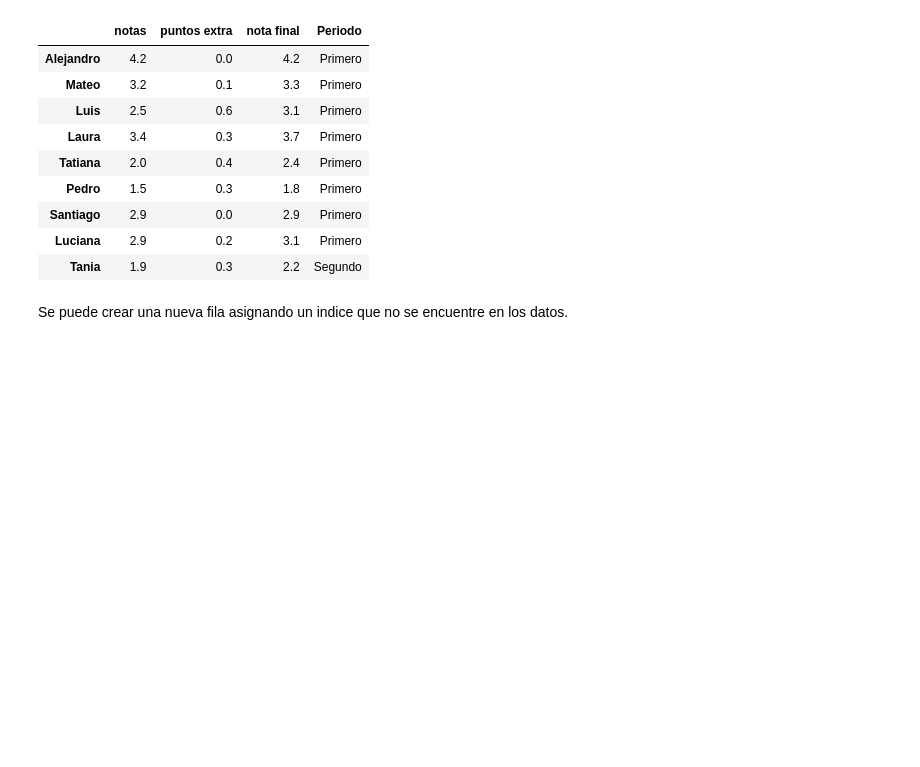
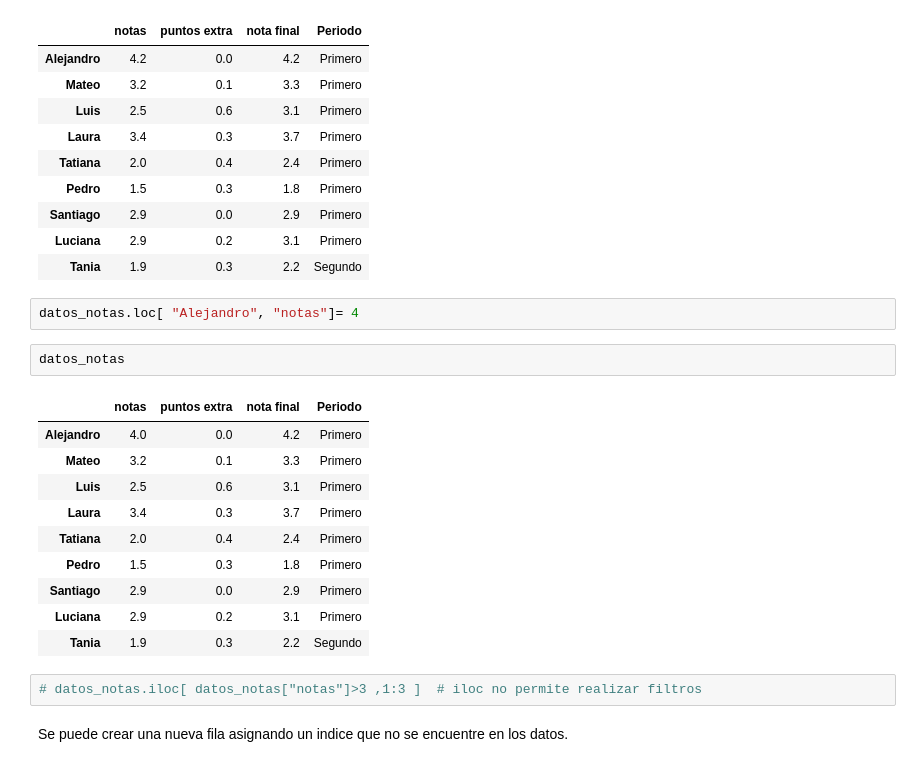
Before and after one commit to Germanchelo13/Aprendizaje-No-Supervisado-para-AD-2024-1, a Jupyter notebook: Clase03/Clase 3 aprendizaje no supervisado.ipynb, the cells around one changed output. Drawn from its saved outputs; the diff is of its cells as text; blank space fills up the shorter version.

```diff
--- a/Clase03/Clase 3 aprendizaje no supervisado.ipynb
+++ b/Clase03/Clase 3 aprendizaje no supervisado.ipynb
@@ -360,6 +620,23 @@ datos_notas
 | Santiago | 2.9 | 0.0 | 2.9 | Primero |
 | Luciana | 2.9 | 0.2 | 3.1 | Primero |
 | Tania | 1.9 | 0.3 | 2.2 | Segundo |
+# %%
+datos_notas.loc[ "Alejandro", "notas"]= 4
+# %%
+datos_notas
+# %% [output]
+|  | notas | puntos extra | nota final | Periodo |
+| Alejandro | 4.0 | 0.0 | 4.2 | Primero |
+| Mateo | 3.2 | 0.1 | 3.3 | Primero |
+| Luis | 2.5 | 0.6 | 3.1 | Primero |
+| Laura | 3.4 | 0.3 | 3.7 | Primero |
+| Tatiana | 2.0 | 0.4 | 2.4 | Primero |
+| Pedro | 1.5 | 0.3 | 1.8 | Primero |
+| Santiago | 2.9 | 0.0 | 2.9 | Primero |
+| Luciana | 2.9 | 0.2 | 3.1 | Primero |
+| Tania | 1.9 | 0.3 | 2.2 | Segundo |
+# %%
+# datos_notas.iloc[ datos_notas["notas"]>3 ,1:3 ]  # iloc no permite realizar filtros
 # %% [markdown]
 Se puede crear una nueva fila asignando un indice que no se encuentre en los datos.
 # %%
```
Also changed, not shown: parts of 38 cells of this notebook.
